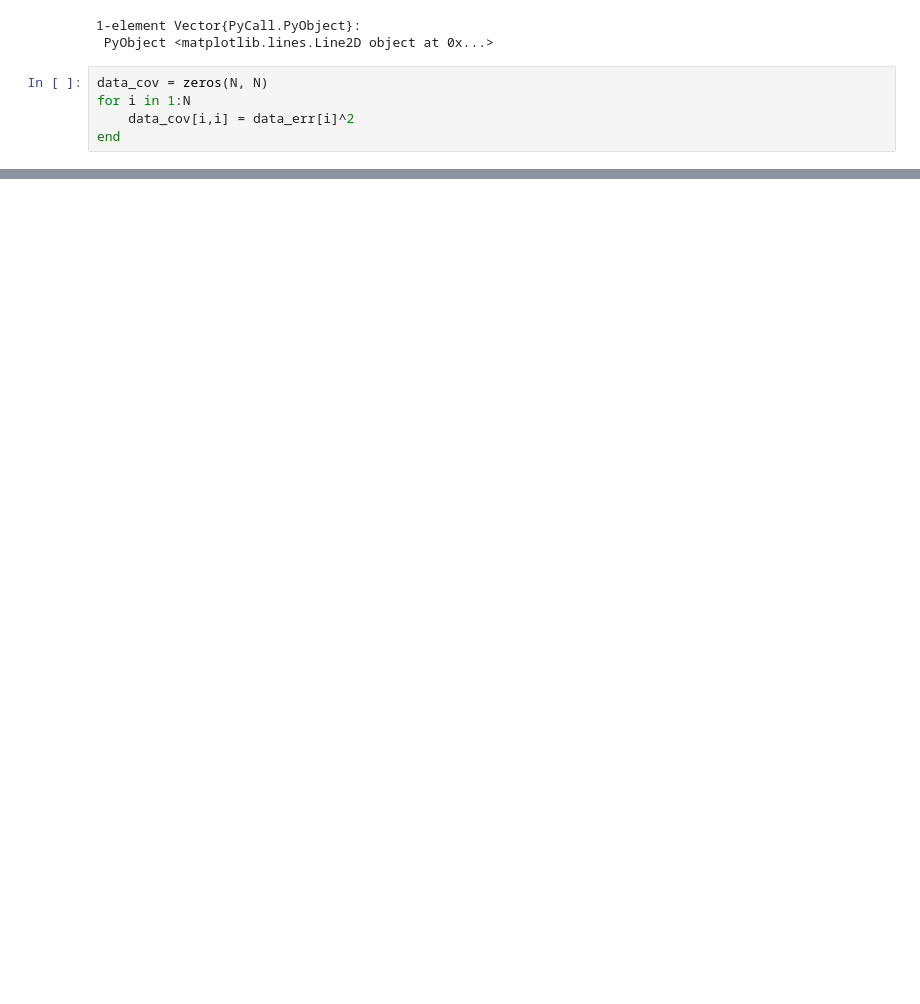
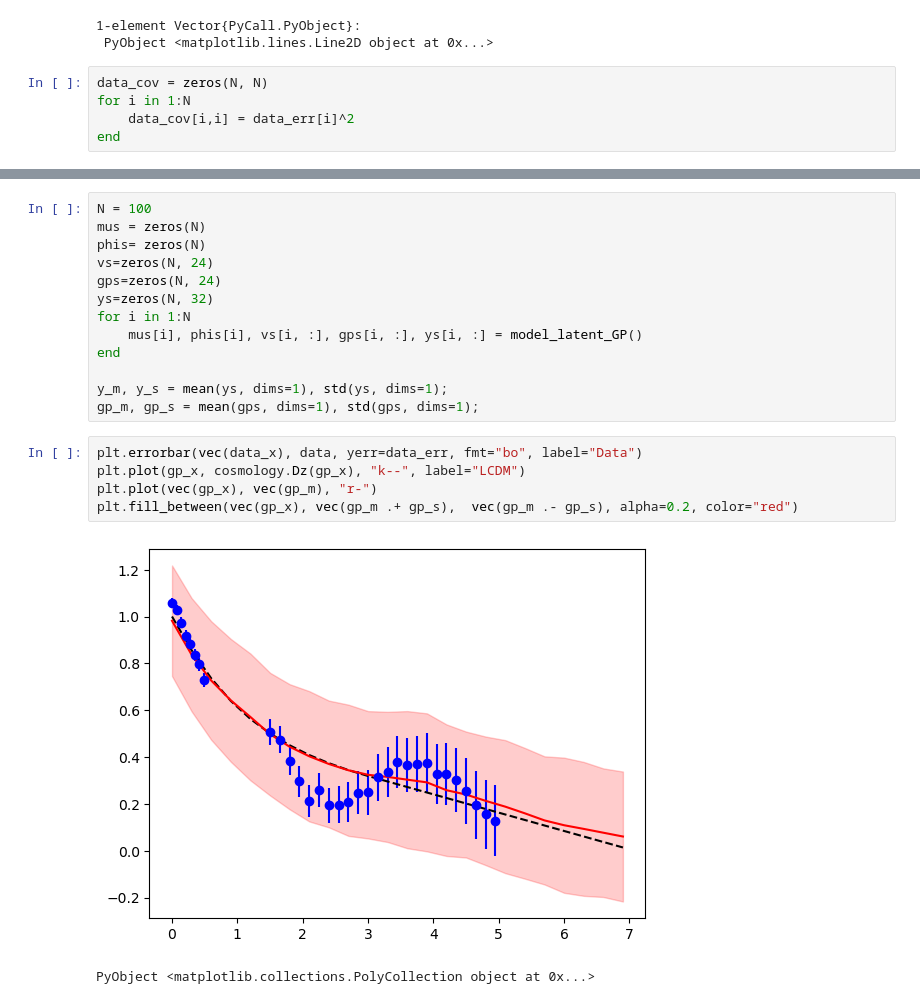
Before and after one commit to damonge/LimberJack.jl, a Jupyter notebook: Notebooks/GP_latent.ipynb, the cells around one changed output, grey strips where cells are left out. Saved outputs shown, nothing was run; the diff lists cells and outputs as text; blank space fills up the shorter version.

Commit message:
latent finally working

```diff
--- a/Notebooks/GP_latent.ipynb
+++ b/Notebooks/GP_latent.ipynb
@@ -73,0 +82,21 @@ end
+# %%
+N = 100
+mus = zeros(N)
+phis= zeros(N)
+vs=zeros(N, 24)
+gps=zeros(N, 24)
+ys=zeros(N, 32)
+for i in 1:N
+    mus[i], phis[i], vs[i, :], gps[i, :], ys[i, :] = model_latent_GP()
+end
+
+y_m, y_s = mean(ys, dims=1), std(ys, dims=1);
+gp_m, gp_s = mean(gps, dims=1), std(gps, dims=1);
+# %%
+plt.errorbar(vec(data_x), data, yerr=data_err, fmt="bo", label="Data")
+plt.plot(gp_x, cosmology.Dz(gp_x), "k--", label="LCDM")
+plt.plot(vec(gp_x), vec(gp_m), "r-")
+plt.fill_between(vec(gp_x), vec(gp_m .+ gp_s),  vec(gp_m .- gp_s), alpha=0.2, color="red")
+# %% [output]
+[figure, added]
+PyObject <matplotlib.collections.PolyCollection object at 0x...>
```
Also changed, not shown: parts of 16 cells of this notebook, 1 other file.
